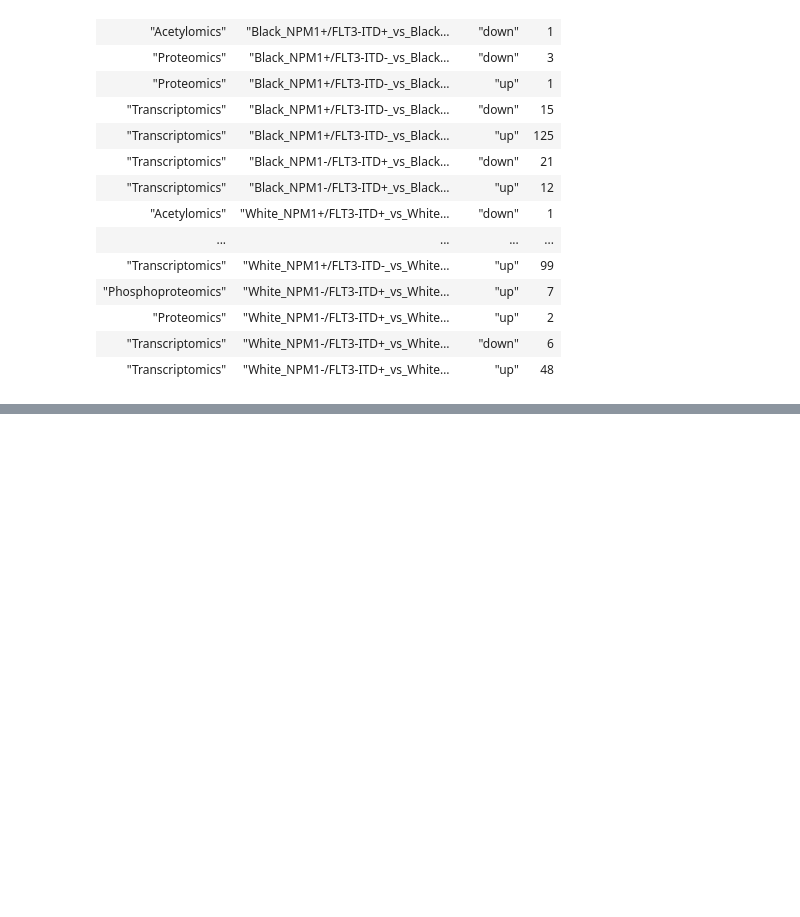
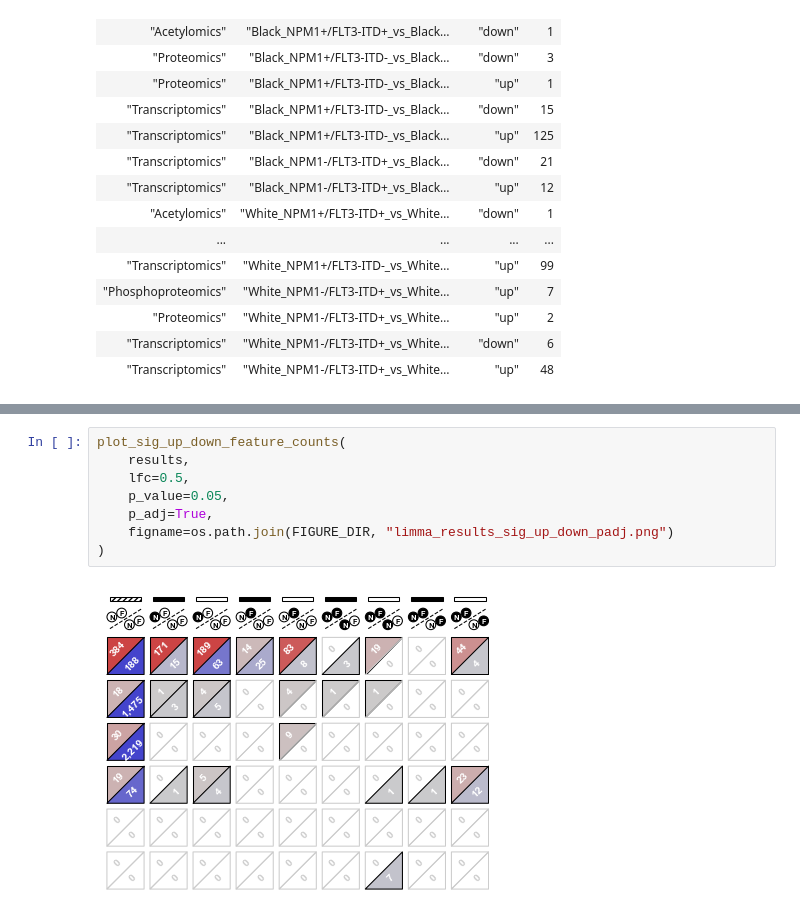
Before and after one commit to PNNL-CompBio/amlMultidrugResistance, a Jupyter notebook: aml_outcome_disparities/analysis/mutations/4c_analyze-limma-results.ipynb, the cells around one changed output, grey strips where cells are left out. Cells and saved outputs as stored; diff of their text form; blank space fills up the shorter version.

```diff
--- a/aml_outcome_disparities/analysis/mutations/4c_analyze-limma-results.ipynb
+++ b/aml_outcome_disparities/analysis/mutations/4c_analyze-limma-results.ipynb
@@ -336,0 +442,10 @@ plt.close()
+# %%
+plot_sig_up_down_feature_counts(
+    results,
+    lfc=0.5,
+    p_value=0.05,
+    p_adj=True,
+    figname=os.path.join(FIGURE_DIR, "limma_results_sig_up_down_padj.png")
+)
+# %% [output]
+[figure, added]
```
Also changed, not shown: parts of 10 cells of this notebook.
